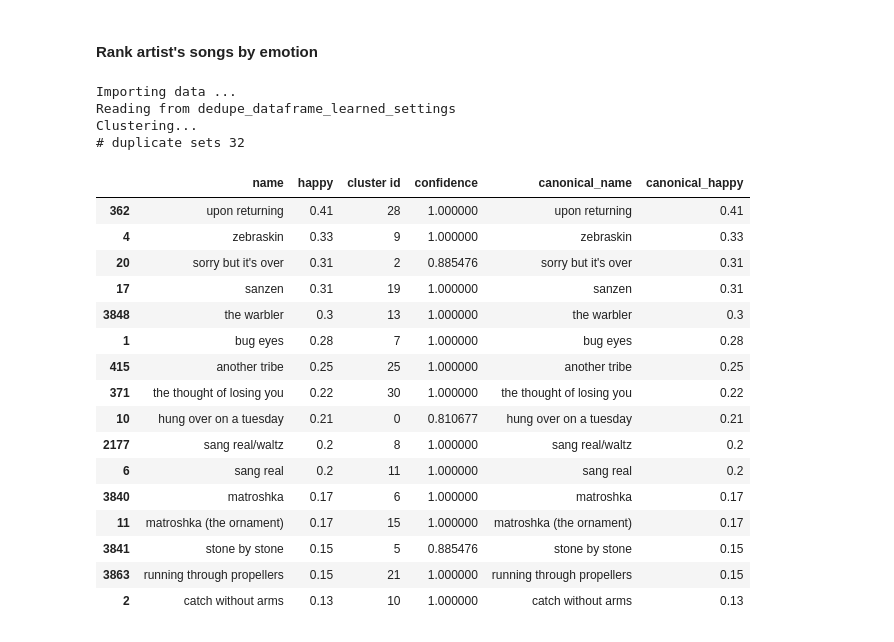
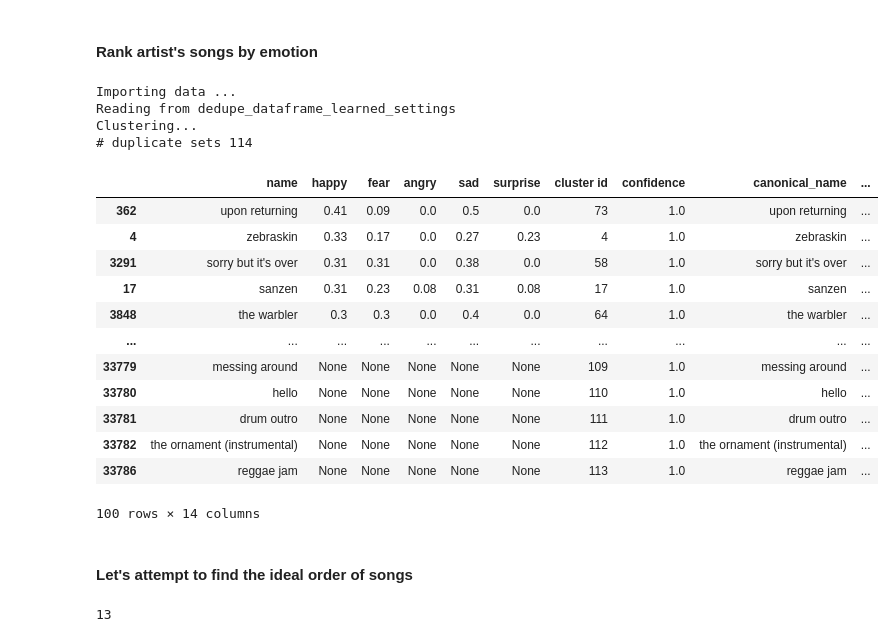
Before and after one commit to statzenthusiast921/setlist_analysis, a Jupyter notebook: scripts/EDA Setlists 05.31.24.ipynb, the cells around one changed output. Cells and saved outputs as stored; diff of their text form; code cells hidden in the pictures.

Commit message:
Added process to select "ideal" songs by position in setlist

```diff
--- a/scripts/EDA Setlists 05.31.24.ipynb
+++ b/scripts/EDA Setlists 05.31.24.ipynb
@@ -222,39 +222,52 @@ artist
 #### Rank artist's songs by emotion
 # %%
 rank = setlists_df[setlists_df['ArtistName']=='Dredg']
-rank = rank[rank['happy']>0]
+#rank = rank[rank['happy']>0]
 rank = rank.drop_duplicates(subset="SongName")
-rank = rank[['SongName','happy']]
+rank = rank[['SongName','happy','fear','angry','sad','surprise']]
 rank = rank.sort_values(by = 'happy', ascending=False)
 rank.rename(columns={rank.columns[0]: "name"}, inplace = True)
 rank_dedupped = pandas_dedupe.dedupe_dataframe(
     rank,
     field_properties = ['name'],
     canonicalize=True
     )
 
 rank_dedupped = rank_dedupped.drop_duplicates(subset="canonical_name")
-rank_dedupped = rank_dedupped[0:15+1]
+rank_dedupped = rank_dedupped[0:100]
 rank_dedupped
 # %% [output]
 Importing data ...
 Reading from dedupe_dataframe_learned_settings
 Clustering...
-# duplicate sets 32
+# duplicate sets 114
-|  | name | happy | cluster id | confidence | canonical_name | canonical_happy |
-| 362 | upon returning | 0.41 | 28 | 1.000000 | upon returning | 0.41 |
-| 4 | zebraskin | 0.33 | 9 | 1.000000 | zebraskin | 0.33 |
-| 20 | sorry but it's over | 0.31 | 2 | 0.885476 | sorry but it's over | 0.31 |
-| 17 | sanzen | 0.31 | 19 | 1.000000 | sanzen | 0.31 |
-| 3848 | the warbler | 0.3 | 13 | 1.000000 | the warbler | 0.3 |
-| 1 | bug eyes | 0.28 | 7 | 1.000000 | bug eyes | 0.28 |
-| 415 | another tribe | 0.25 | 25 | 1.000000 | another tribe | 0.25 |
-| 371 | the thought of losing you | 0.22 | 30 | 1.000000 | the thought of losing you | 0.22 |
-| 10 | hung over on a tuesday | 0.21 | 0 | 0.810677 | hung over on a tuesday | 0.21 |
-| 2177 | sang real/waltz | 0.2 | 8 | 1.000000 | sang real/waltz | 0.2 |
-| 6 | sang real | 0.2 | 11 | 1.000000 | sang real | 0.2 |
-| 3840 | matroshka | 0.17 | 6 | 1.000000 | matroshka | 0.17 |
-| 11 | matroshka (the ornament) | 0.17 | 15 | 1.000000 | matroshka (the ornament) | 0.17 |
-| 3841 | stone by stone | 0.15 | 5 | 0.885476 | stone by stone | 0.15 |
-| 3863 | running through propellers | 0.15 | 21 | 1.000000 | running through propellers | 0.15 |
-| 2 | catch without arms | 0.13 | 10 | 1.000000 | catch without arms | 0.13 |
+|  | name | happy | fear | angry | sad | surprise | cluster id | confidence | canonical_name | ... |
+| 362 | upon returning | 0.41 | 0.09 | 0.0 | 0.5 | 0.0 | 73 | 1.0 | upon returning | ... |
+| 4 | zebraskin | 0.33 | 0.17 | 0.0 | 0.27 | 0.23 | 4 | 1.0 | zebraskin | ... |
+| 3291 | sorry but it's over | 0.31 | 0.31 | 0.0 | 0.38 | 0.0 | 58 | 1.0 | sorry but it's over | ... |
+| 17 | sanzen | 0.31 | 0.23 | 0.08 | 0.31 | 0.08 | 17 | 1.0 | sanzen | ... |
+| 3848 | the warbler | 0.3 | 0.3 | 0.0 | 0.4 | 0.0 | 64 | 1.0 | the warbler | ... |
+| ... | ... | ... | ... | ... | ... | ... | ... | ... | ... | ... |
+| 33779 | messing around | None | None | None | None | None | 109 | 1.0 | messing around | ... |
+| 33780 | hello | None | None | None | None | None | 110 | 1.0 | hello | ... |
+| 33781 | drum outro | None | None | None | None | None | 111 | 1.0 | drum outro | ... |
+| 33782 | the ornament (instrumental) | None | None | None | None | None | 112 | 1.0 | the ornament (instrumental) | ... |
+| 33786 | reggae jam | None | None | None | None | None | 113 | 1.0 | reggae jam | ... |
+100 rows × 14 columns
+# %% [markdown]
+#### Let's attempt to find the ideal order of songs
+# %%
+artist = setlists_df[setlists_df['ArtistName']=='Dredg']
+
+# Step 1: Group by the column you are interested in
+grouped = artist.groupby('RecordID')
+
+# Step 2: Count the number of rows in each group
+counts = grouped.size()
+
+# Step 3: Compute the average of these counts
+average_rows_per_group = counts.mean()
+upper_bound = round(average_rows_per_group)
+upper_bound
+# %% [output]
+13
```
Also changed, not shown: parts of 4 cells of this notebook.
